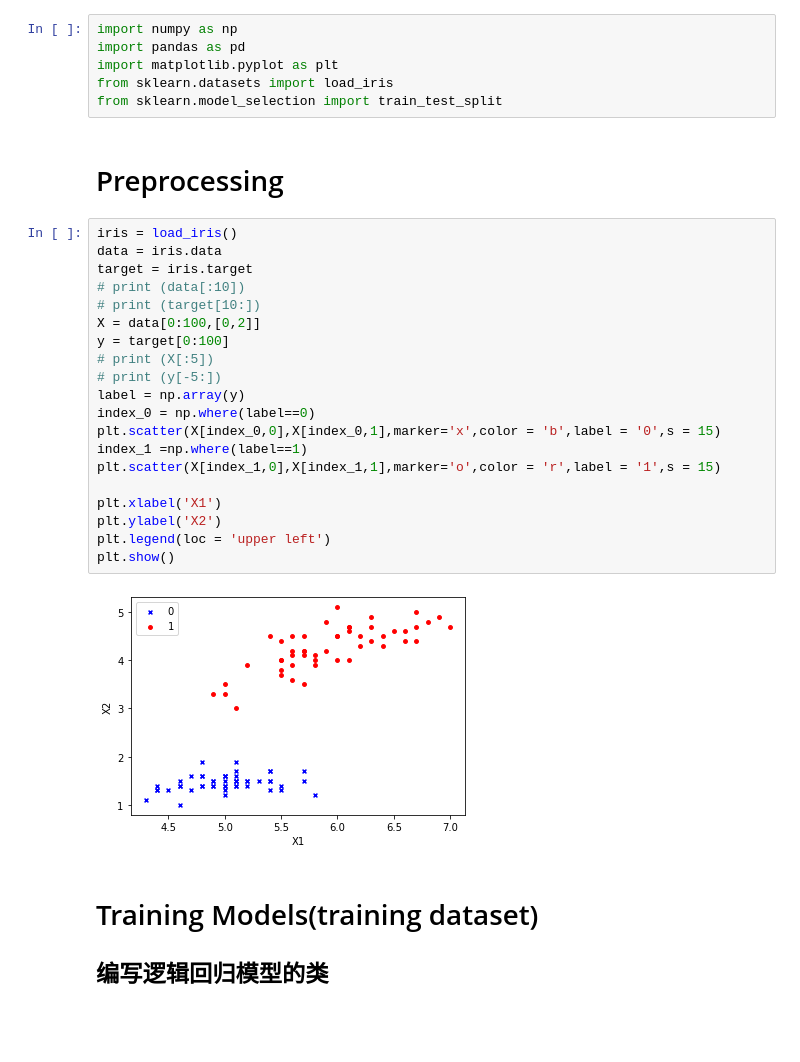
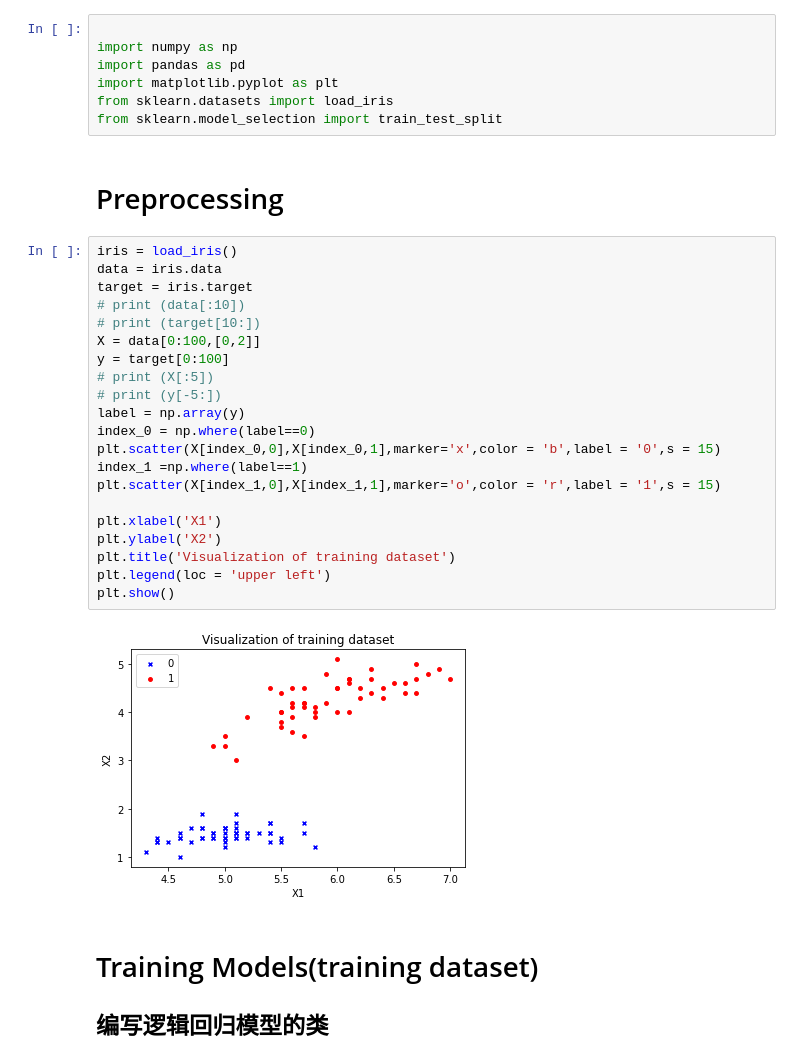
Before and after one commit to shic70666/homework, a Jupyter notebook: Homework/Logistic regression.ipynb, the cells around one changed output. Saved outputs shown, nothing was run; the diff lists cells and outputs as text; blank space fills up the shorter version.

```diff
--- a/Homework/Logistic regression.ipynb
+++ b/Homework/Logistic regression.ipynb
@@ -1,4 +3,5 @@
 # %%
+
 import numpy as np
 import pandas as pd
 import matplotlib.pyplot as plt
@@ -9,25 +12,26 @@ from sklearn.model_selection import train_test_split
 # %%
 iris = load_iris()
 data = iris.data
 target = iris.target
 # print (data[:10])
 # print (target[10:])
 X = data[0:100,[0,2]]
 y = target[0:100]
 # print (X[:5])
 # print (y[-5:])
 label = np.array(y)
 index_0 = np.where(label==0)
 plt.scatter(X[index_0,0],X[index_0,1],marker='x',color = 'b',label = '0',s = 15)
 index_1 =np.where(label==1)
 plt.scatter(X[index_1,0],X[index_1,1],marker='o',color = 'r',label = '1',s = 15)
 
 plt.xlabel('X1')
 plt.ylabel('X2')
+plt.title('Visualization of training dataset')
 plt.legend(loc = 'upper left')
 plt.show()
 # %% [output]
-[figure, old version]
+[figure, new version]
 # %% [markdown]
 # Training Models(training dataset)
 ## 编写逻辑回归模型的类
```
Also changed, not shown: parts of 9 cells of this notebook.
